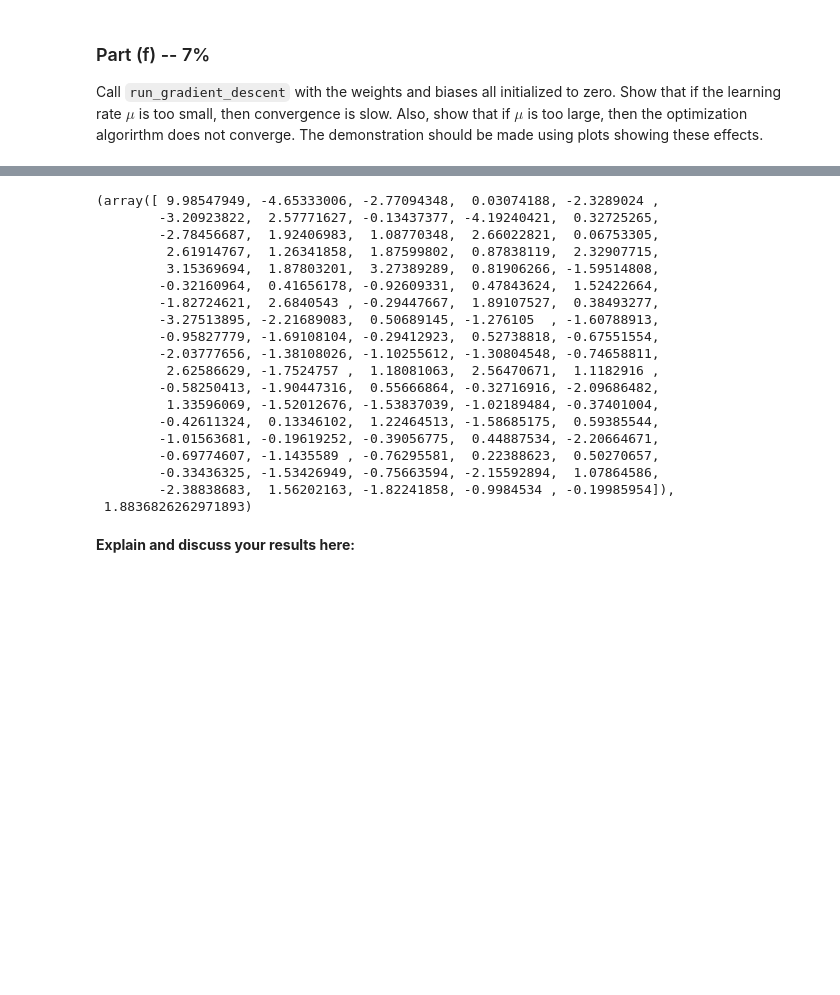
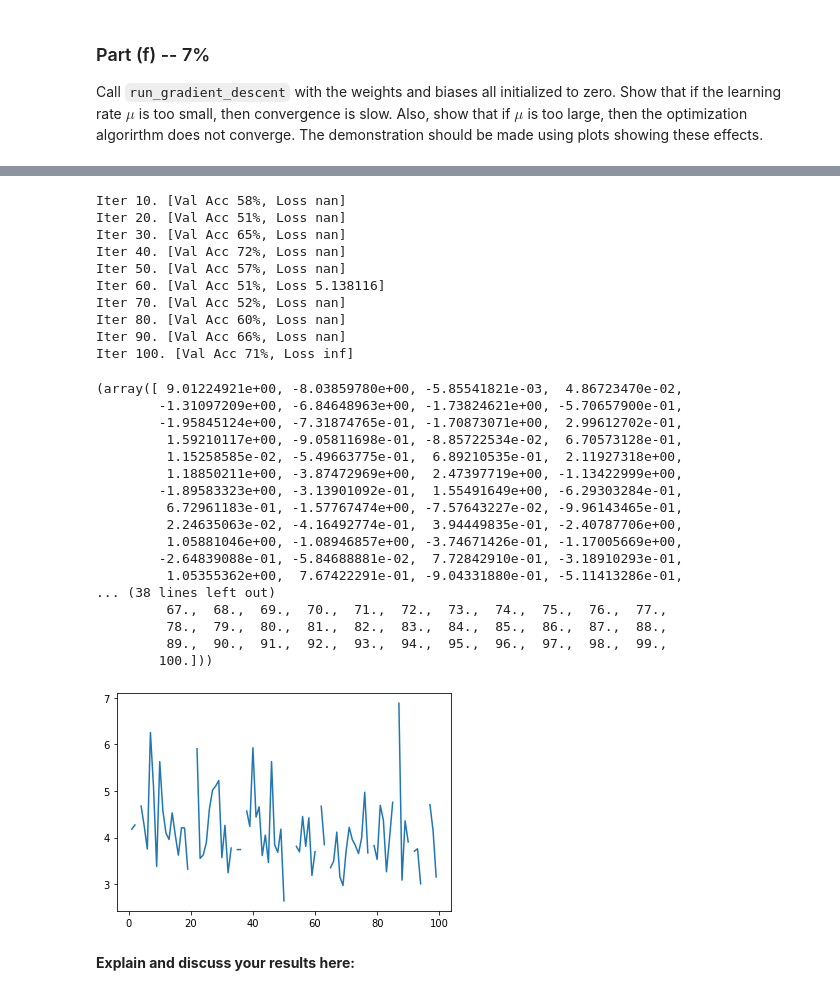
Before and after one commit to zivmo99/DeepLearning1, a Jupyter notebook: Assignment1.ipynb, the cells around one changed output, grey strips where cells are left out. Cells and saved outputs as stored; diff of their text form; code cells hidden in the pictures; blank space fills up the shorter version.

```diff
--- a/Assignment1.ipynb
+++ b/Assignment1.ipynb
@@ -357,7 +357,8 @@ def run_gradient_descent(w0, b0, train_norm_xs, train_ts, mu=0.1, batch_size=100
   w = w0
   b = b0
   iter = 0
-
+  val_cost_arr = np.array([])
+  iter_arr = np.array([])
   while iter < max_iters:
     # shuffle the training set (there is code above for how to do this)
     reindex = np.random.permutation(len(train_xs))
@@ -400,13 +401,16 @@ def run_gradient_descent(w0, b0, train_norm_xs, train_ts, mu=0.1, batch_size=100
         val_acc = get_accuracy(y, t)
         print("Iter %d. [Val Acc %.0f%%, Loss %f]" % (
                 iter, val_acc * 100, val_cost))
-      val_cost_arr[i] = val_cost
+
+      val_cost = cost(y,t)
+      val_cost_arr = np.append(val_cost_arr,  [val_cost])
+      iter_arr = np.append(iter_arr,  [iter])
       if iter >= max_iters:
         break
 
       # Think what parameters you should return for further use
 
-  return (w , b )
+  return (w , b , val_cost_arr , iter_arr)
 # %% [markdown]
 ### Part (f) -- 7%
 
@@ -417,8 +421,9 @@ Also, show that if $\mu$ is too large, then the optimization algorirthm does not
 w = np.zeros(90,)
 b = 0
 print("μ  is too small")
-run_gradient_descent(w0 ,b0, train_norm_xs, train_ts, mu=0.0001, batch_size=100, max_iters=100)
-plt.plot()
+(w , b , val_cost_arr , iter_arr) = run_gradient_descent(w0 ,b0, train_norm_xs, train_ts, mu=0.0001, batch_size=100, max_iters=100)
+print(c)
+plt.plot(iter_arr , val_cost_arr)
 print(" ")
 print("μ  is too large")
 run_gradient_descent(w0 ,b0, train_norm_xs, train_ts, mu=10, batch_size=100, max_iters=100)
@@ -444,22 +446,31 @@ Iter 100. [Val Acc 60%, Loss nan]
-(array([ 9.98547949, -4.65333006, -2.77094348,  0.03074188, -2.3289024 ,
-        -3.20923822,  2.57771627, -0.13437377, -4.19240421,  0.32725265,
-        -2.78456687,  1.92406983,  1.08770348,  2.66022821,  0.06753305,
-         2.61914767,  1.26341858,  1.87599802,  0.87838119,  2.32907715,
-         3.15369694,  1.87803201,  3.27389289,  0.81906266, -1.59514808,
-        -0.32160964,  0.41656178, -0.92609331,  0.47843624,  1.52422664,
-        -1.82724621,  2.6840543 , -0.29447667,  1.89107527,  0.38493277,
-        -3.27513895, -2.21689083,  0.50689145, -1.276105  , -1.60788913,
-        -0.95827779, -1.69108104, -0.29412923,  0.52738818, -0.67551554,
-        -2.03777656, -1.38108026, -1.10255612, -1.30804548, -0.74658811,
-         2.62586629, -1.7524757 ,  1.18081063,  2.56470671,  1.1182916 ,
-        -0.58250413, -1.90447316,  0.55666864, -0.32716916, -2.09686482,
-         1.33596069, -1.52012676, -1.53837039, -1.02189484, -0.37401004,
-        -0.42611324,  0.13346102,  1.22464513, -1.58685175,  0.59385544,
-        -1.01563681, -0.19619252, -0.39056775,  0.44887534, -2.20664671,
-        -0.69774607, -1.1435589 , -0.76295581,  0.22388623,  0.50270657,
-        -0.33436325, -1.53426949, -0.75663594, -2.15592894,  1.07864586,
-        -2.38838683,  1.56202163, -1.82241858, -0.9984534 , -0.19985954]),
- 1.8836826262971893)
+Iter 10. [Val Acc 58%, Loss nan]
+Iter 20. [Val Acc 51%, Loss nan]
+Iter 30. [Val Acc 65%, Loss nan]
+Iter 40. [Val Acc 72%, Loss nan]
+Iter 50. [Val Acc 57%, Loss nan]
+Iter 60. [Val Acc 51%, Loss 5.138116]
+Iter 70. [Val Acc 52%, Loss nan]
+Iter 80. [Val Acc 60%, Loss nan]
+Iter 90. [Val Acc 66%, Loss nan]
+Iter 100. [Val Acc 71%, Loss inf]
+(array([ 9.01224921e+00, -8.03859780e+00, -5.85541821e-03,  4.86723470e-02,
+        -1.31097209e+00, -6.84648963e+00, -1.73824621e+00, -5.70657900e-01,
+        -1.95845124e+00, -7.31874765e-01, -1.70873071e+00,  2.99612702e-01,
+         1.59210117e+00, -9.05811698e-01, -8.85722534e-02,  6.70573128e-01,
+         1.15258585e-02, -5.49663775e-01,  6.89210535e-01,  2.11927318e+00,
+         1.18850211e+00, -3.87472969e+00,  2.47397719e+00, -1.13422999e+00,
+        -1.89583323e+00, -3.13901092e-01,  1.55491649e+00, -6.29303284e-01,
+         6.72961183e-01, -1.57767474e+00, -7.57643227e-02, -9.96143465e-01,
+         2.24635063e-02, -4.16492774e-01,  3.94449835e-01, -2.40787706e+00,
+         1.05881046e+00, -1.08946857e+00, -3.74671426e-01, -1.17005669e+00,
+        -2.64839088e-01, -5.84688881e-02,  7.72842910e-01, -3.18910293e-01,
+         1.05355362e+00,  7.67422291e-01, -9.04331880e-01, -5.11413286e-01,
+... (38 lines left out)
+         67.,  68.,  69.,  70.,  71.,  72.,  73.,  74.,  75.,  76.,  77.,
+         78.,  79.,  80.,  81.,  82.,  83.,  84.,  85.,  86.,  87.,  88.,
+         89.,  90.,  91.,  92.,  93.,  94.,  95.,  96.,  97.,  98.,  99.,
+        100.]))
+[figure, added]
 # %% [markdown]
 **Explain and discuss your results here:**
 # %% [markdown]
```
Also changed, not shown: parts of 1 cell of this notebook.
